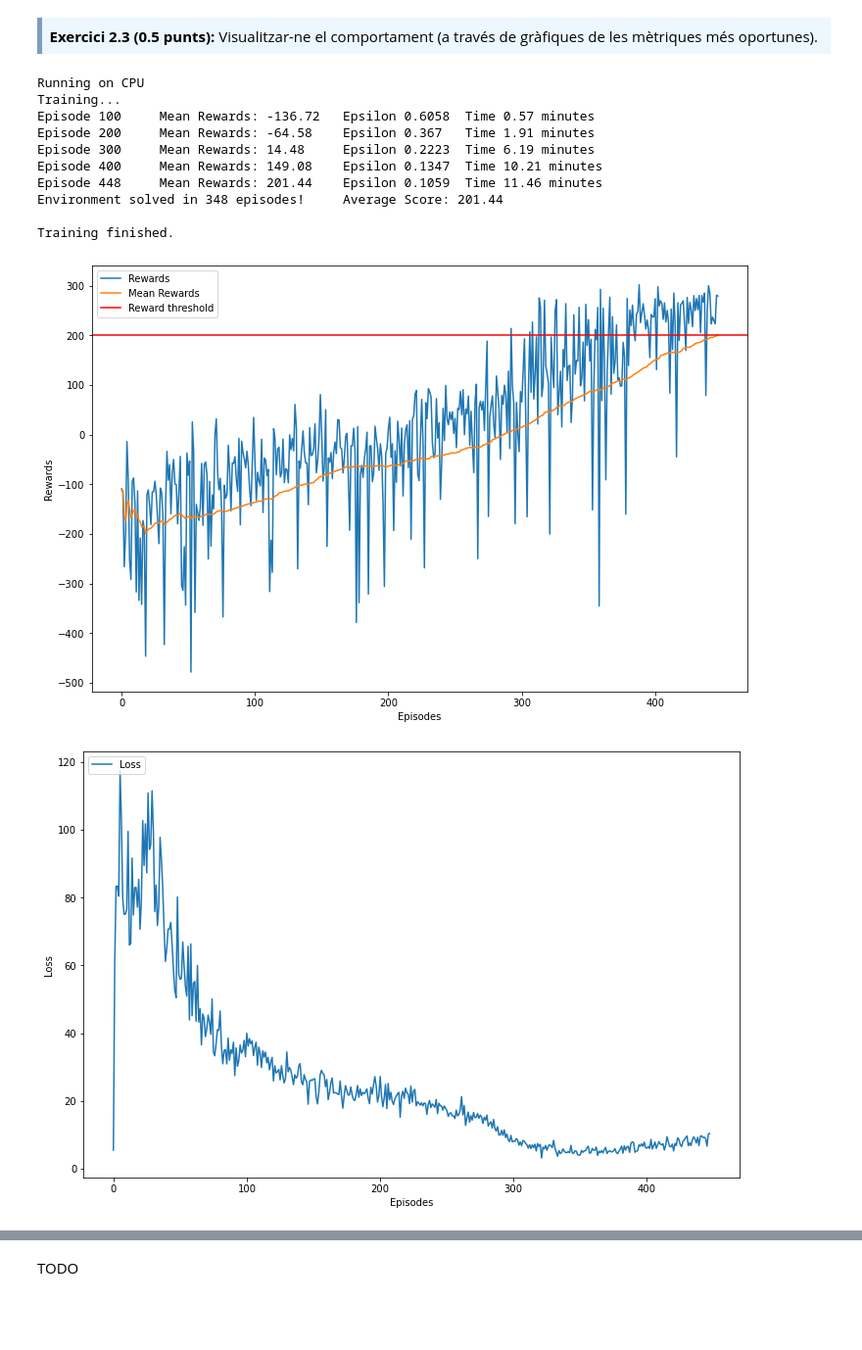
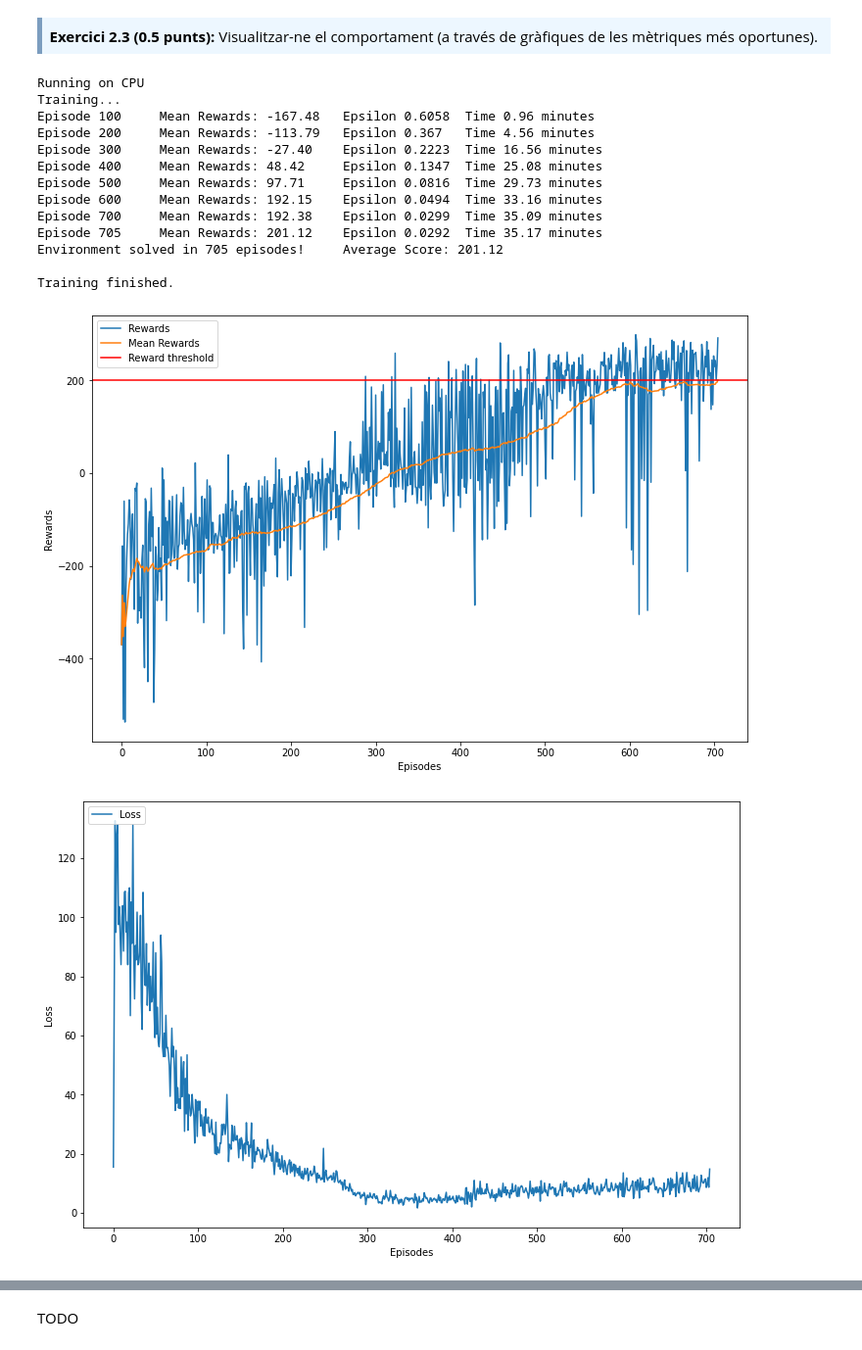
Before and after one commit to jordi-puig/master-data-science, a Jupyter notebook: reinforcement-learning/Practica/M2.983_2022_1_Practica-Sol.ipynb, the cells around one changed output, grey strips where cells are left out. Shown: that part at 98% size. Saved outputs shown, nothing was run; the diff lists cells and outputs as text; code cells hidden in the pictures; blank space fills up the shorter version.

```diff
--- a/reinforcement-learning/Practica/M2.983_2022_1_Practica-Sol.ipynb
+++ b/reinforcement-learning/Practica/M2.983_2022_1_Practica-Sol.ipynb
@@ -642,13 +776,11 @@ SyntaxError: invalid syntax (Temp/ipykernel_23676/3087730821.py, line 40)
 # %%
 # plot de la recompensa de tots els agents en una mateixa gràfica
 for idx,agent in enumerate(agents):
-        if max(agent.mean_training_rewards) > 200:
-            plt.plot(agent.mean_training_rewards, label='Test Number' + idx)
+        plt.plot(agent.mean_training_rewards, label='Test Number' + str(idx + 1))
 
 plt.legend()
 plt.axhline(agent.reward_threshold, color='r', label="Reward threshold")
 plt.xlabel('Episodes')
 plt.ylabel('Rewards')
-plt.rcParams['figure.figsize'] = [18, 14]
 plt.show()
 # %% [output]
@@ -655,0 +788,28 @@ plt.show()
+# %%
+LEARNING_RATE = [1e-3, 5e-4]
+DNN_UPD = [1, 2 , 3]
+EPS_DECAY = [0.995]
+
+# per emmagatzemar tots els agents creats
+agents = []
+# número de test
+n_test = 1
+# iteració per a buscar els millors paràmetres
+for lr in LEARNING_RATE:
+    for upd in DNN_UPD:
+        for eps in EPS_DECAY:
+            print("Test Number: {} ".format(n_test))
+            print("Learning rate: {}, DNN update: {}, Epsilon decay: {}".format(lr, upd, eps))
+            agent = Agent(env, seed=0, learning_rate=lr, gamma=GAMMA, tau=TAU, buffer_size=BUFFER_SIZE, batch_size=BATCH_SIZE, dnn_upd=upd)
+            scores = agent.train(N_EPISODES, MAX_T, EPS_START, EPS_MIN, eps, NBLOCK, MIN_EPISODES, REWARD_THRESHOLD)
+            agents.append(agent)
+            print("Mean reward: ", agent.mean_training_rewards[-1])
+            print("Mean loss: ", agent.mean_update_loss[-1])
+            print("Epsilon: ", agent.sync_eps[-1])
+            print("Steps: ", agent.total_episodes)
+            print("Total time: ", agent.total_time)
+            print("===========================================================================================")
+            n_test += 1
+
+# tanquem l'entorn de gym
+env.close()
@@ -655,0 +834,10 @@ plt.show()
+# %%
+# plot de la recompensa de tots els agents en una mateixa gràfica
+for idx,agent in enumerate(agents):
+        plt.plot(agent.mean_training_rewards, label='Test Number' + str(idx + 1))
+
+plt.legend()
+plt.axhline(agent.reward_threshold, color='r', label="Reward threshold")
+plt.xlabel('Episodes')
+plt.ylabel('Rewards')
+plt.show()
@@ -689,39 +879,42 @@ BUFFER_SIZE = 100000    # Màxima capacitat del buffer
 BATCH_SIZE = 64         # Conjunt a agafar del buffer per a la xarxa neuronal
 GAMMA = 0.99            # Valor gamma de l'equació de Bellman
 TAU = 1e-3              # Valor de tau per a soft update del target network
 LEARNING_RATE = 0.001   # Velocitat d'aprenentatge
-DNN_UPD = 1             # Freqüència d'actualització de la xarxa neuronal
+DNN_UPD = 2             # Freqüència d'actualització de la xarxa neuronal
 
 N_EPISODES=2000
 MAX_T=1000
 EPS_START=1.0
 EPS_MIN=0.01
 EPS_DECAY=0.995
 NBLOCK =100
 MIN_EPISODES=250
 REWARD_THRESHOLD = 200  # Valor de recompensa per a considerar l'entrenament com a completat
 
 # inicialització de l'entorn de gym
 env = gym.make('LunarLander-v2')
 # inicialització de l'agent amb els paràmetres de l'exercici
 agent = Agent(env, seed=0, learning_rate=LEARNING_RATE, gamma=GAMMA, tau=TAU, buffer_size=BUFFER_SIZE, batch_size=BATCH_SIZE, dnn_upd=DNN_UPD)
 # entrenament de l'agent
 scores = agent.train(N_EPISODES, MAX_T, EPS_START, EPS_MIN, EPS_DECAY, NBLOCK, MIN_EPISODES, REWARD_THRESHOLD)
 
 plot_rewards(agent)
 plot_loss(agent)
 plot_epsilon(agent)
 env.close()
 # %% [output]
 Running on CPU
 Training...
-Episode 100     Mean Rewards: -136.72   Epsilon 0.6058  Time 0.57 minutes
-Episode 200     Mean Rewards: -64.58    Epsilon 0.367   Time 1.91 minutes
-Episode 300     Mean Rewards: 14.48     Epsilon 0.2223  Time 6.19 minutes
-Episode 400     Mean Rewards: 149.08    Epsilon 0.1347  Time 10.21 minutes
-Episode 448     Mean Rewards: 201.44    Epsilon 0.1059  Time 11.46 minutes
-Environment solved in 348 episodes!     Average Score: 201.44
+Episode 100     Mean Rewards: -167.48   Epsilon 0.6058  Time 0.96 minutes
+Episode 200     Mean Rewards: -113.79   Epsilon 0.367   Time 4.56 minutes
+Episode 300     Mean Rewards: -27.40    Epsilon 0.2223  Time 16.56 minutes
+Episode 400     Mean Rewards: 48.42     Epsilon 0.1347  Time 25.08 minutes
+Episode 500     Mean Rewards: 97.71     Epsilon 0.0816  Time 29.73 minutes
+Episode 600     Mean Rewards: 192.15    Epsilon 0.0494  Time 33.16 minutes
+Episode 700     Mean Rewards: 192.38    Epsilon 0.0299  Time 35.09 minutes
+Episode 705     Mean Rewards: 201.12    Epsilon 0.0292  Time 35.17 minutes
+Environment solved in 705 episodes!     Average Score: 201.12
 
 Training finished.
-[figure, old version]
+[figure, new version]
-[figure, old version]
+[figure, new version]
```
Also changed, not shown: parts of 20 cells of this notebook, 2 other files.
